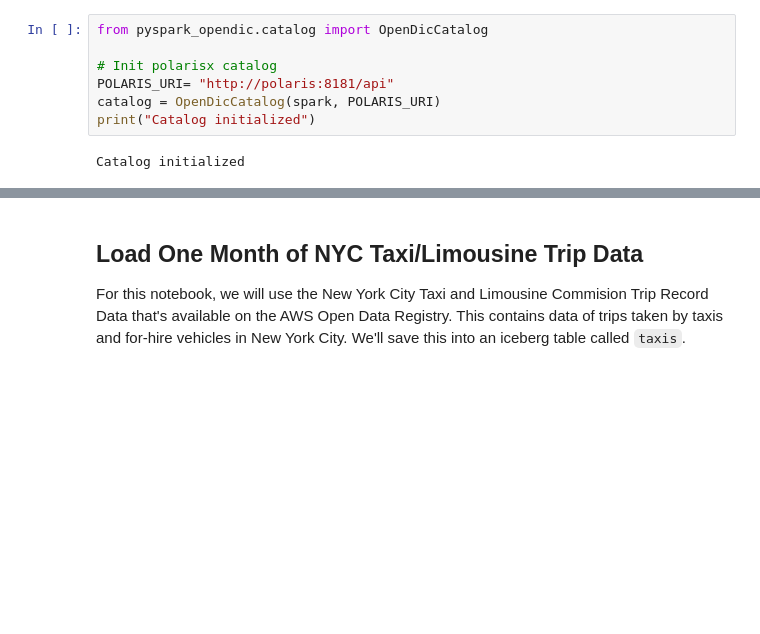
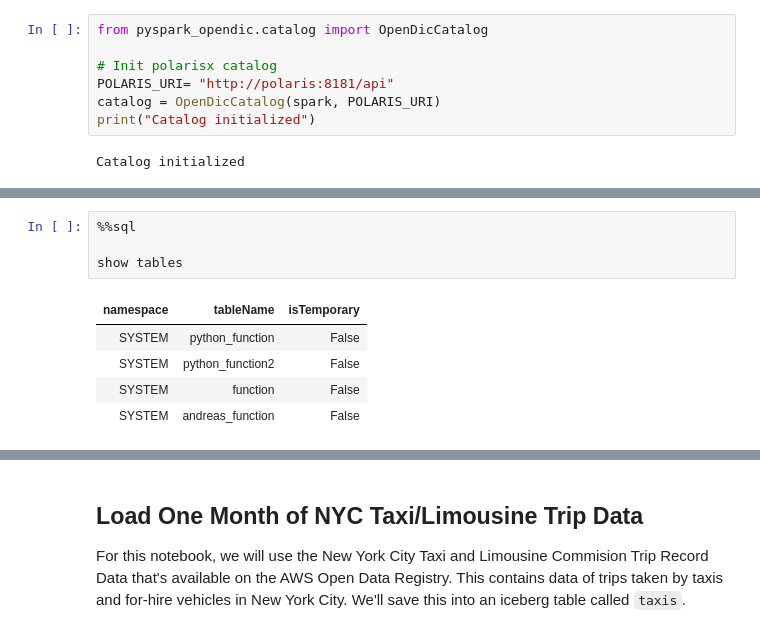
Before and after one commit to msc-open-metadata/polaris-boot, a Jupyter notebook: polaris-spark-local-postgres/notebooks/Iceberg - Getting Started.ipynb, the cells around one changed output, grey strips where cells are left out. Cells and saved outputs as stored; diff of their text form; blank space fills up the shorter version.

```diff
--- a/polaris-spark-local-postgres/notebooks/Iceberg - Getting Started.ipynb
+++ b/polaris-spark-local-postgres/notebooks/Iceberg - Getting Started.ipynb
@@ -134,0 +158,10 @@ URL: http://polaris:8181/api/opendic/v1/objects/function
+# %%
+%%sql
+
+show tables
+# %% [output]
+| namespace | tableName | isTemporary |
+| SYSTEM | python_function | False |
+| SYSTEM | python_function2 | False |
+| SYSTEM | function | False |
+| SYSTEM | andreas_function | False |
```
Also changed, not shown: parts of 13 cells of this notebook, 3 other files.
